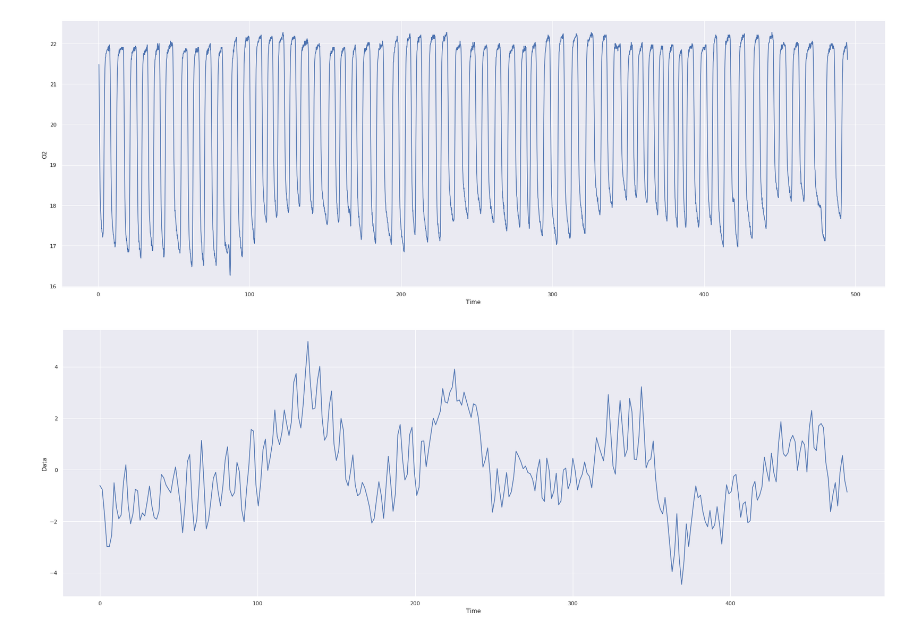
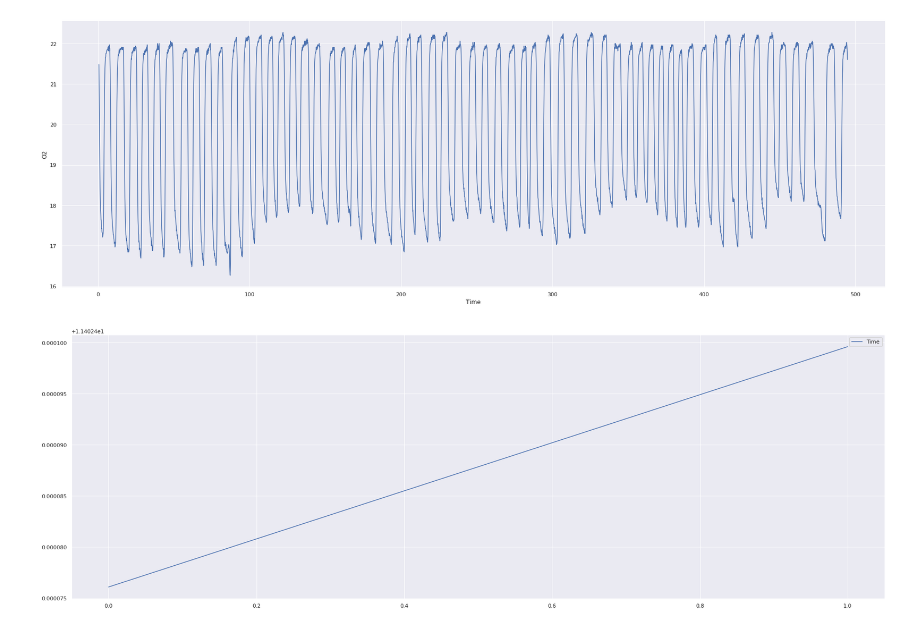
Before and after one commit to jacek257/Project-Chocolate, a Jupyter notebook: Jupyter/View_plots.ipynb, the cells around one changed output. Cells and saved outputs as stored; diff of their text form; code cells hidden in the pictures.

```diff
--- a/Jupyter/View_plots.ipynb
+++ b/Jupyter/View_plots.ipynb
@@ -49,8 +47,10 @@ meants_path = '/home/ke/Desktop/all_meants/WH1755_20200102_edits.txt'
+# %%
+meants_path = '/media/ke/8tb_part2/FSL_work/all_info/SH017_232_20170213/BOLD_processed/meants.txt'
 # %%
 meants_df = pd.read_csv(meants_path, sep='\t|,', header=None, usecols=[0, 1], index_col=False, engine='python')
 meants_df = meants_df.rename(columns={0 : 'Time',
                                       1 : 'Data'})
-sns.lineplot(x='Time', y='Data', data=meants_df)
+sns.lineplot( data=meants_df)
 plt.show()
 # %% [output]
-[figure, old version]
+[figure, new version]
```
Also changed, not shown: parts of 1 cell of this notebook, 6 other files.
